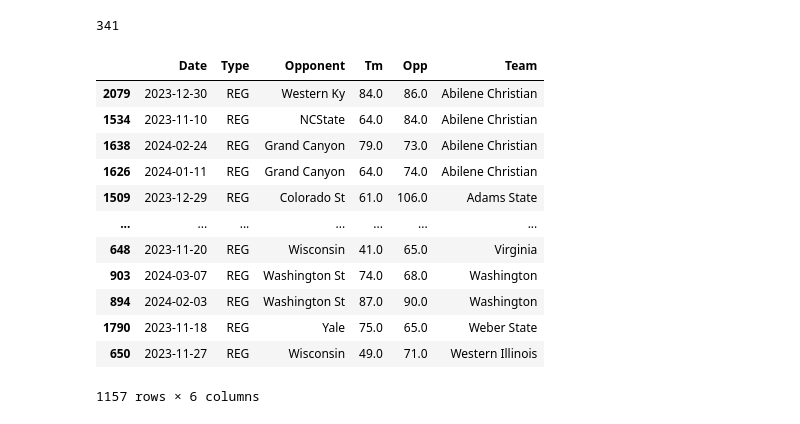
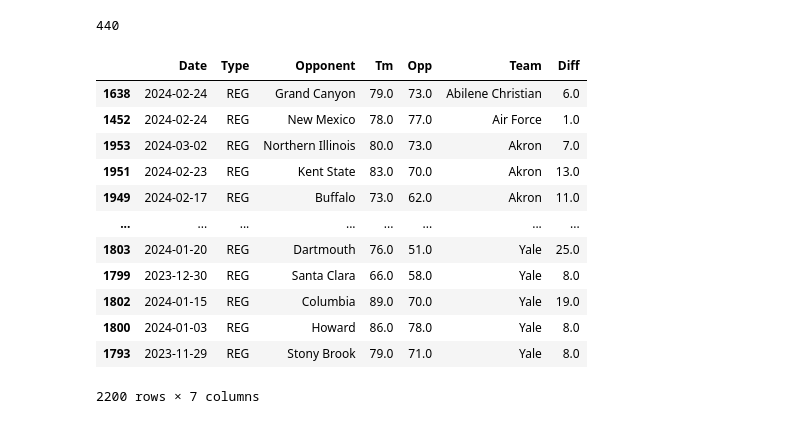
Before and after one commit to cbobowic/BMCM2024, a Jupyter notebook: preprocess.ipynb, the cells around one changed output. Drawn from its saved outputs; the diff is of its cells as text; code cells hidden in the pictures.

```diff
--- a/preprocess.ipynb
+++ b/preprocess.ipynb
@@ -51,42 +51,47 @@ print(sheets_dict)
 # %%
 all_data = sheets_dict.copy()
 
 all_dfs = list(all_data.values())
 full_df = pd.concat(all_dfs, ignore_index=True)
 full_df = full_df.drop(['G', 'W/L', 'Unnamed: 4'], axis=1)
 full_df = full_df.dropna()
 
 def reorder_teams(row):
-    if row['Team'] > row['Opponent']:
+    if row['Tm'] < row['Opp']:
         row['Team'], row['Opponent'] = row['Opponent'], row['Team']
         row['Tm'], row['Opp'] = row['Opp'], row['Tm']
-        return row
+    return row
 
 # Apply the function to each row
 
+# put winner first
 full_df = full_df.apply(reorder_teams, axis=1)
+full_df['Diff'] = full_df['Tm'] - full_df['Opp']  # calc diff
 
-full_df['Date'] = pd.to_datetime(full_df['Date'])
+# print(full_df)
 
+full_df['Date'] = pd.to_datetime(full_df['Date'])  # conv. to dt
 full_df = full_df.dropna()
+full_df = full_df.drop_duplicates()
+
 
 all_teams = pd.concat([full_df['Team'], full_df['Opponent']])
 print(len(all_teams.unique()))
 
 full_df.sort_values(by='Team')
 #
 # %% [output]
-341
+440
-|  | Date | Type | Opponent | Tm | Opp | Team |
-| 2079 | 2023-12-30 | REG | Western Ky | 84.0 | 86.0 | Abilene Christian |
-| 1534 | 2023-11-10 | REG | NCState | 64.0 | 84.0 | Abilene Christian |
-| 1638 | 2024-02-24 | REG | Grand Canyon | 79.0 | 73.0 | Abilene Christian |
-| 1626 | 2024-01-11 | REG | Grand Canyon | 64.0 | 74.0 | Abilene Christian |
-| 1509 | 2023-12-29 | REG | Colorado St | 61.0 | 106.0 | Adams State |
-| ... | ... | ... | ... | ... | ... | ... |
-| 648 | 2023-11-20 | REG | Wisconsin | 41.0 | 65.0 | Virginia |
-| 903 | 2024-03-07 | REG | Washington St | 74.0 | 68.0 | Washington |
-| 894 | 2024-02-03 | REG | Washington St | 87.0 | 90.0 | Washington |
-| 1790 | 2023-11-18 | REG | Yale | 75.0 | 65.0 | Weber State |
-| 650 | 2023-11-27 | REG | Wisconsin | 49.0 | 71.0 | Western Illinois |
+|  | Date | Type | Opponent | Tm | Opp | Team | Diff |
+| 1638 | 2024-02-24 | REG | Grand Canyon | 79.0 | 73.0 | Abilene Christian | 6.0 |
+| 1452 | 2024-02-24 | REG | New Mexico | 78.0 | 77.0 | Air Force | 1.0 |
+| 1953 | 2024-03-02 | REG | Northern Illinois | 80.0 | 73.0 | Akron | 7.0 |
+| 1951 | 2024-02-23 | REG | Kent State | 83.0 | 70.0 | Akron | 13.0 |
+| 1949 | 2024-02-17 | REG | Buffalo | 73.0 | 62.0 | Akron | 11.0 |
+| ... | ... | ... | ... | ... | ... | ... | ... |
+| 1803 | 2024-01-20 | REG | Dartmouth | 76.0 | 51.0 | Yale | 25.0 |
+| 1799 | 2023-12-30 | REG | Santa Clara | 66.0 | 58.0 | Yale | 8.0 |
+| 1802 | 2024-01-15 | REG | Columbia | 89.0 | 70.0 | Yale | 19.0 |
+| 1800 | 2024-01-03 | REG | Howard | 86.0 | 78.0 | Yale | 8.0 |
+| 1793 | 2023-11-29 | REG | Stony Brook | 79.0 | 71.0 | Yale | 8.0 |
-1157 rows × 6 columns
+2200 rows × 7 columns
```
Also changed, not shown: parts of 2 cells of this notebook, 6 other files.
